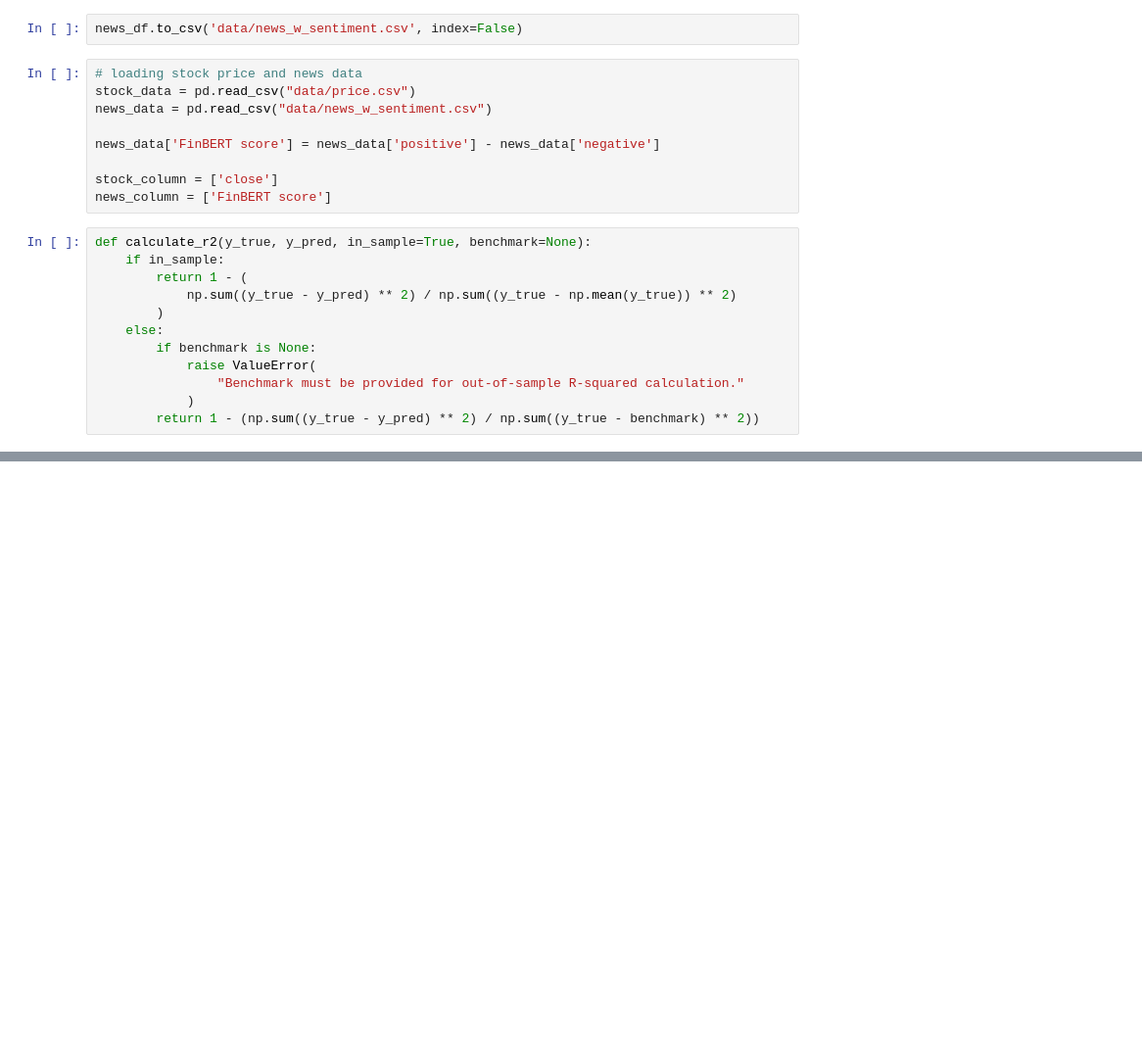
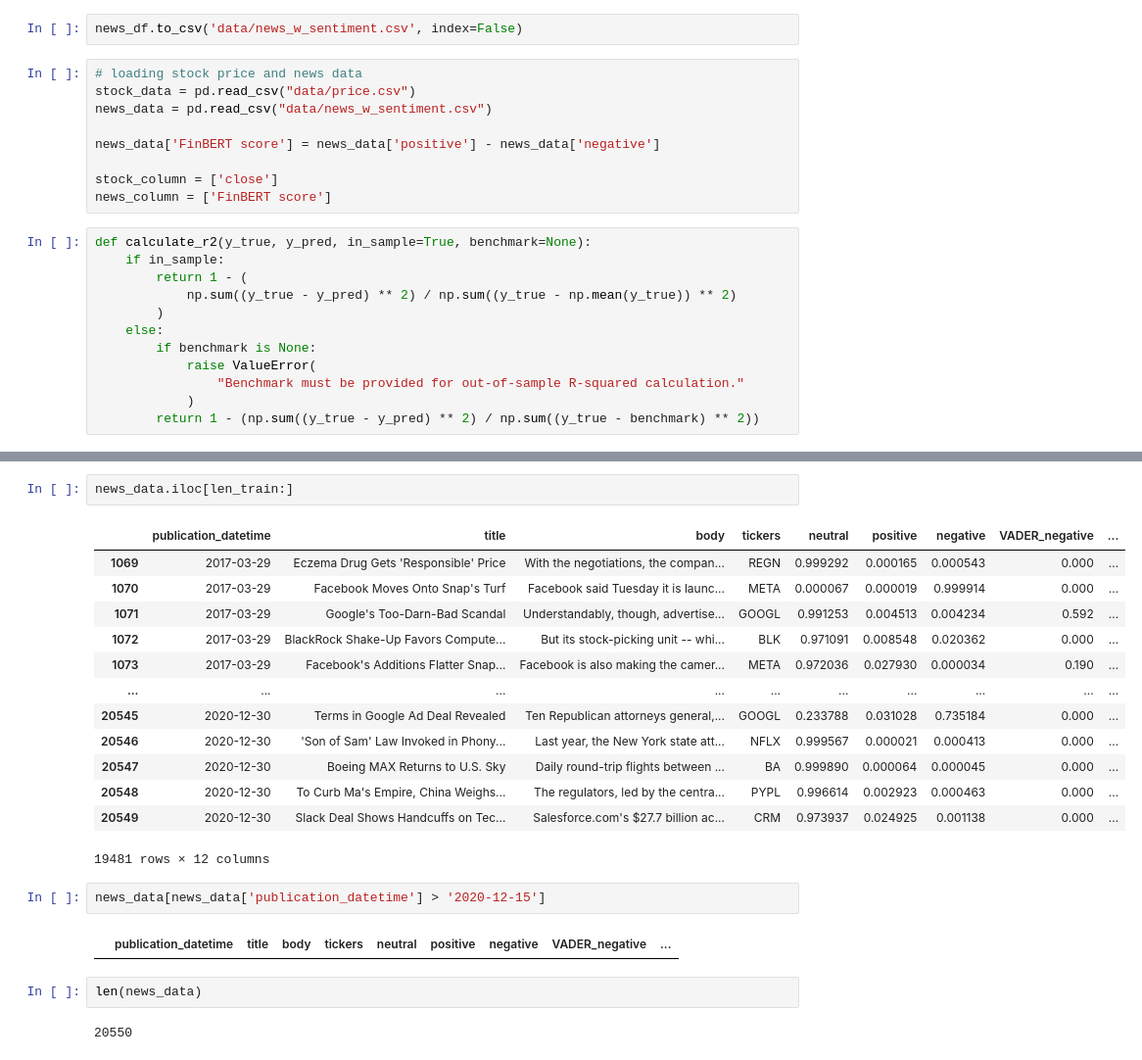
Before and after one commit to KidQuant/FA690MiniProject2, a Jupyter notebook: project.ipynb, the cells around one changed output, grey strips where cells are left out. Shown: that part at 98% size. Drawn from its saved outputs; the diff is of its cells as text; blank space fills up the shorter version.

```diff
--- a/project.ipynb
+++ b/project.ipynb
@@ -639,0 +591,24 @@ R-squared = 0.8763624206232525
+# %%
+news_data.iloc[len_train:]
+# %% [output]
+|  | publication_datetime | title | body | tickers | neutral | positive | negative | VADER_negative | ... |
+| 1069 | 2017-03-29 | Eczema Drug Gets 'Responsible' Price | With the negotiations, the compan... | REGN | 0.999292 | 0.000165 | 0.000543 | 0.000 | ... |
+| 1070 | 2017-03-29 | Facebook Moves Onto Snap's Turf | Facebook said Tuesday it is launc... | META | 0.000067 | 0.000019 | 0.999914 | 0.000 | ... |
+| 1071 | 2017-03-29 | Google's Too-Darn-Bad Scandal | Understandably, though, advertise... | GOOGL | 0.991253 | 0.004513 | 0.004234 | 0.592 | ... |
+| 1072 | 2017-03-29 | BlackRock Shake-Up Favors Compute... | But its stock-picking unit -- whi... | BLK | 0.971091 | 0.008548 | 0.020362 | 0.000 | ... |
+| 1073 | 2017-03-29 | Facebook's Additions Flatter Snap... | Facebook is also making the camer... | META | 0.972036 | 0.027930 | 0.000034 | 0.190 | ... |
+| ... | ... | ... | ... | ... | ... | ... | ... | ... | ... |
+| 20545 | 2020-12-30 | Terms in Google Ad Deal Revealed | Ten Republican attorneys general,... | GOOGL | 0.233788 | 0.031028 | 0.735184 | 0.000 | ... |
+| 20546 | 2020-12-30 | 'Son of Sam' Law Invoked in Phony... | Last year, the New York state att... | NFLX | 0.999567 | 0.000021 | 0.000413 | 0.000 | ... |
+| 20547 | 2020-12-30 | Boeing MAX Returns to U.S. Sky | Daily round-trip flights between ... | BA | 0.999890 | 0.000064 | 0.000045 | 0.000 | ... |
+| 20548 | 2020-12-30 | To Curb Ma's Empire, China Weighs... | The regulators, led by the centra... | PYPL | 0.996614 | 0.002923 | 0.000463 | 0.000 | ... |
+| 20549 | 2020-12-30 | Slack Deal Shows Handcuffs on Tec... | Salesforce.com's $27.7 billion ac... | CRM | 0.973937 | 0.024925 | 0.001138 | 0.000 | ... |
+19481 rows × 12 columns
+# %%
+news_data[news_data['publication_datetime'] > '2020-12-15']
+# %% [output]
+|  | publication_datetime | title | body | tickers | neutral | positive | negative | VADER_negative | ... |
+# %%
+len(news_data)
+# %% [output]
+20550
```
Also changed, not shown: parts of 12 cells of this notebook, 4 other files.
